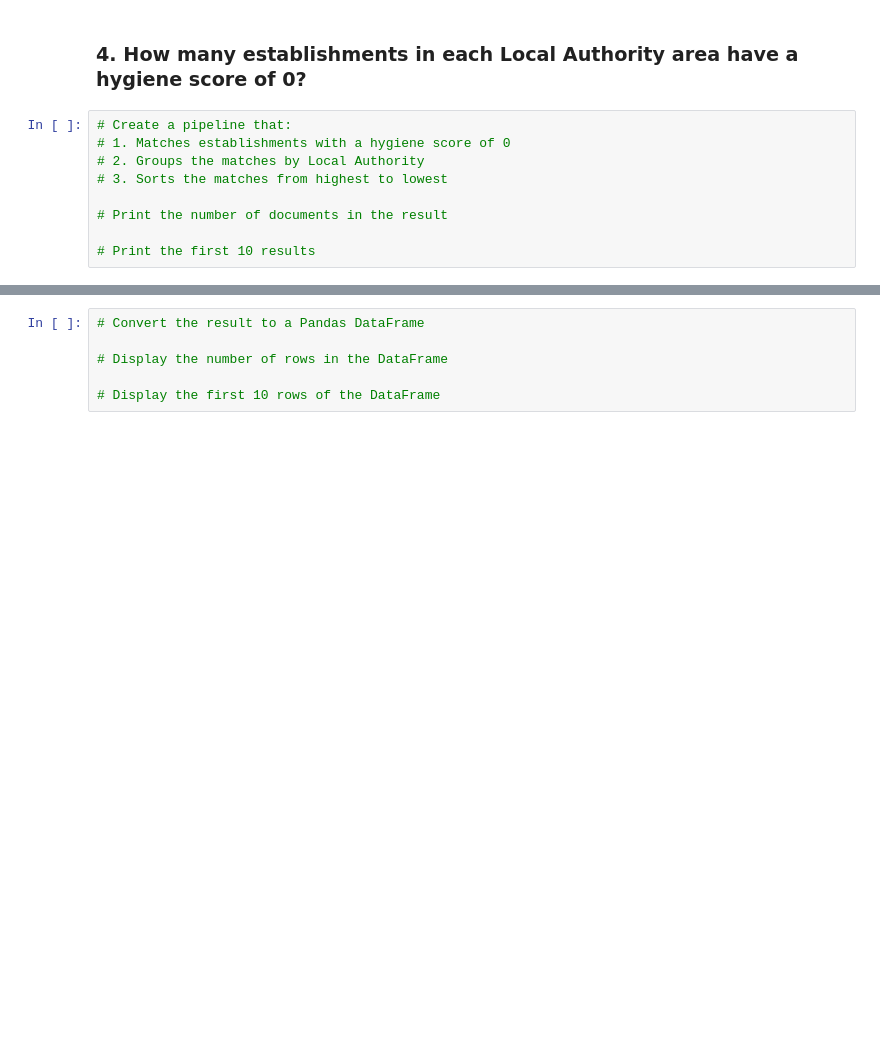
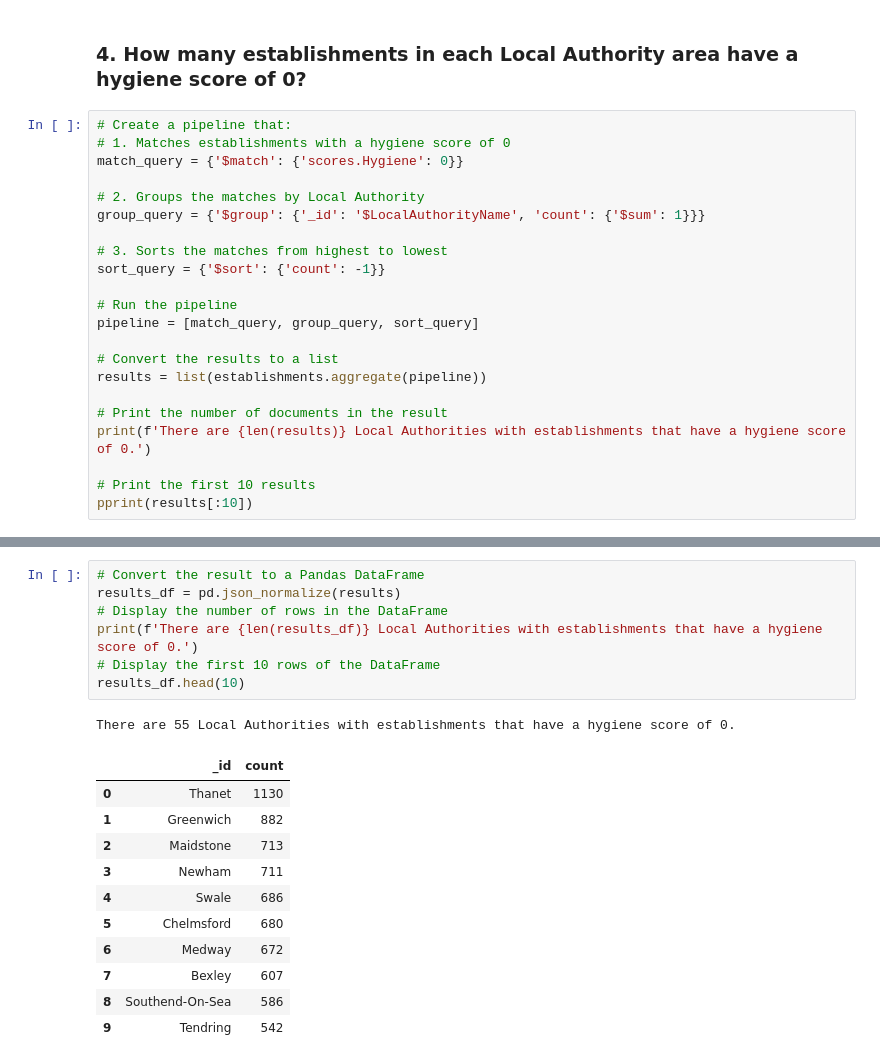
Before and after one commit to Rstevens318/nosql-challenge, a Jupyter notebook: NoSQL_analysis_starter.ipynb, the cells around one changed output, grey strips where cells are left out. Saved outputs shown, nothing was run; the diff lists cells and outputs as text; blank space fills up the shorter version.

```diff
--- a/NoSQL_analysis_starter.ipynb
+++ b/NoSQL_analysis_starter.ipynb
@@ -78,9 +205,22 @@ sort =
 # %%
 # Create a pipeline that:
 # 1. Matches establishments with a hygiene score of 0
+match_query = {'$match': {'scores.Hygiene': 0}}
+
 # 2. Groups the matches by Local Authority
+group_query = {'$group': {'_id': '$LocalAuthorityName', 'count': {'$sum': 1}}}
+
 # 3. Sorts the matches from highest to lowest
+sort_query = {'$sort': {'count': -1}}
+
+# Run the pipeline
+pipeline = [match_query, group_query, sort_query]
+
+# Convert the results to a list
+results = list(establishments.aggregate(pipeline))
 
 # Print the number of documents in the result
+print(f'There are {len(results)} Local Authorities with establishments that have a hygiene score of 0.')
 
 # Print the first 10 results
+pprint(results[:10])
@@ -87,6 +239,20 @@ sort =
 # %%
 # Convert the result to a Pandas DataFrame
-
+results_df = pd.json_normalize(results)
 # Display the number of rows in the DataFrame
-
+print(f'There are {len(results_df)} Local Authorities with establishments that have a hygiene score of 0.')
 # Display the first 10 rows of the DataFrame
+results_df.head(10)
+# %% [output]
+There are 55 Local Authorities with establishments that have a hygiene score of 0.
+|  | _id | count |
+| 0 | Thanet | 1130 |
+| 1 | Greenwich | 882 |
+| 2 | Maidstone | 713 |
+| 3 | Newham | 711 |
+| 4 | Swale | 686 |
+| 5 | Chelmsford | 680 |
+| 6 | Medway | 672 |
+| 7 | Bexley | 607 |
+| 8 | Southend-On-Sea | 586 |
+| 9 | Tendring | 542 |
```
Also changed, not shown: parts of 10 cells of this notebook, 1 other file.
